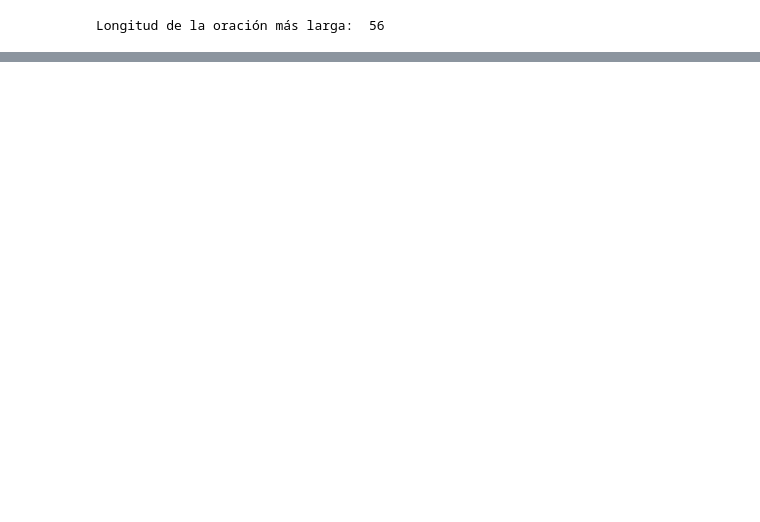
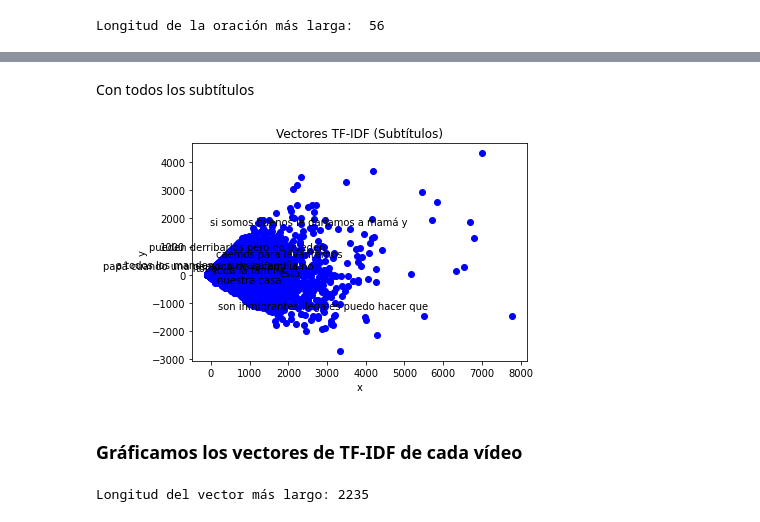
Before and after one commit to KarlaDSJ/PlayPhrase2.0, a Jupyter notebook: notebooks/Agrupar.ipynb, the cells around one changed output, grey strips where cells are left out. Drawn from its saved outputs; the diff is of its cells as text; code cells hidden in the pictures; blank space fills up the shorter version.

```diff
--- a/notebooks/Agrupar.ipynb
+++ b/notebooks/Agrupar.ipynb
@@ -72,0 +81,12 @@ plt.show()
+# %% [markdown]
+Con todos los subtítulos
+# %%
+plot_words(X_pca, list(vectors.keys())[20:30])
+plt.title('Vectores TF-IDF (Subtítulos)')
+plt.xlabel('x')
+plt.ylabel('y')
+plt.show()
+# %% [output]
+[figure, added]
+# %% [markdown]
+### Gráficamos los vectores de TF-IDF de cada vídeo
@@ -72,0 +113,7 @@ plt.show()
+# %%
+vectors_video, max = get_vectors_video()
+for id in tqdm(vectors_video):
+        tfidf_obj.do_padding(vectors_video[id], max)
+print("Longitud del vector más largo:", max)
+# %% [output]
+Longitud del vector más largo: 2235
```
Also changed, not shown: parts of 17 cells of this notebook, 1 other file.
